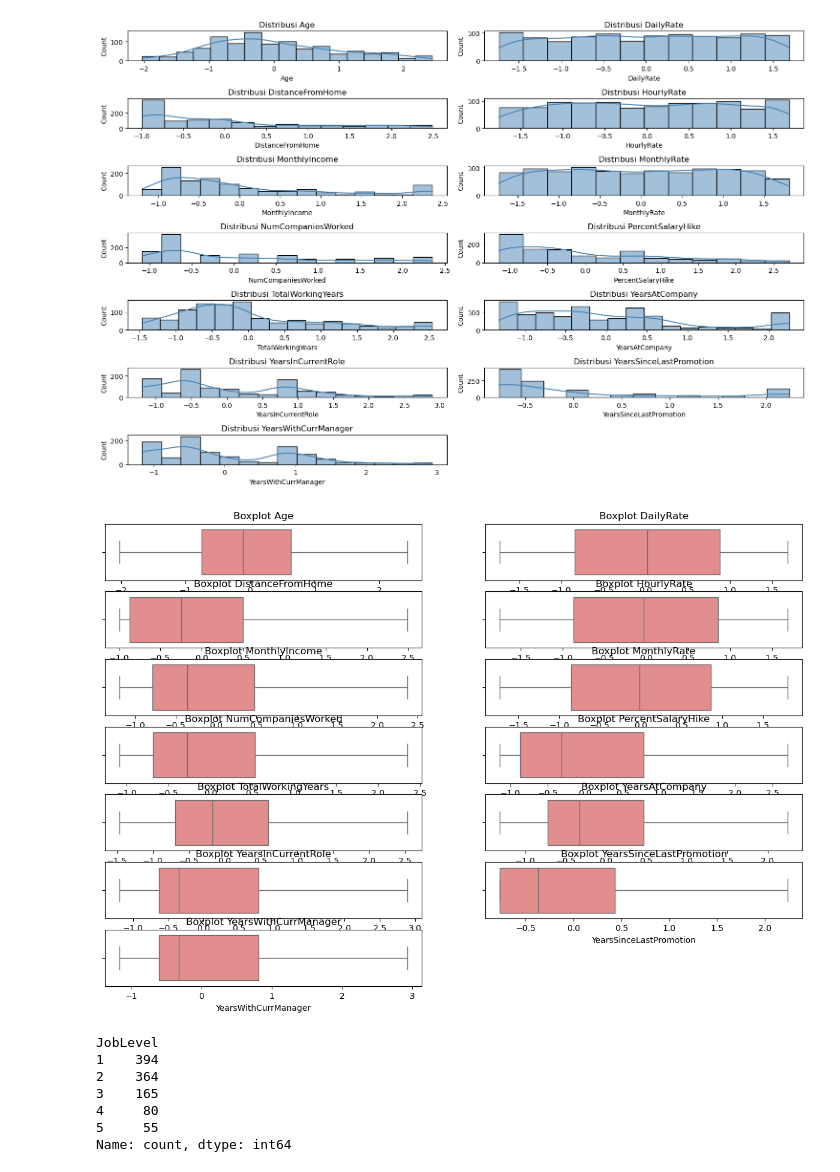
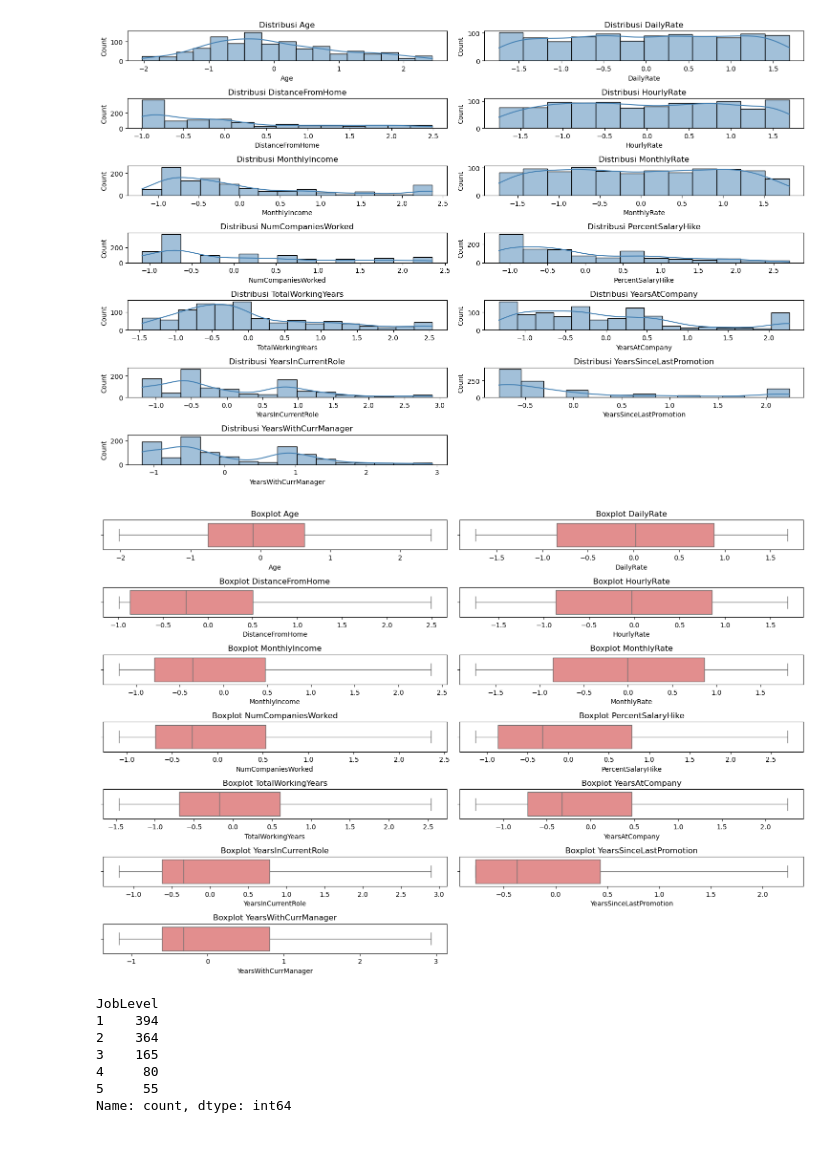
Before and after one commit to BeeGaes/PenerapanDataScience, a Jupyter notebook: project1/project-pertama.ipynb, the cells around one changed output. Drawn from its saved outputs; the diff is of its cells as text; code cells hidden in the pictures; blank space fills up the shorter version.

```diff
--- a/project1/project-pertama.ipynb
+++ b/project1/project-pertama.ipynb
@@ -317,14 +321,15 @@ plt.show()
 # %%
 #Deteksi Outlier
 
 plt.figure(figsize=(15, 10))
 for i, col in enumerate(continuous_cols, 1):
     plt.subplot(len(continuous_cols)//2 + 1, 2, i)
     sns.boxplot(x=df_labeled[col], color='lightcoral')
     plt.title(f'Boxplot {col}')
+plt.tight_layout()
 plt.show()
 # %% [output]
-[figure, old version]
+[figure, new version]
 # %%
 df_labeled.value_counts('JobLevel')
 # %% [output]
```
Also changed, not shown: parts of 21 cells of this notebook.
